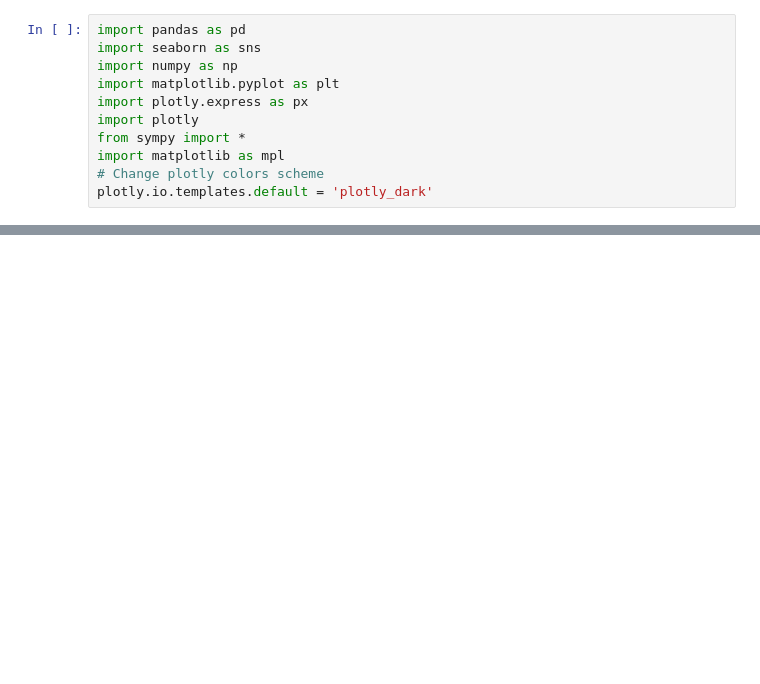
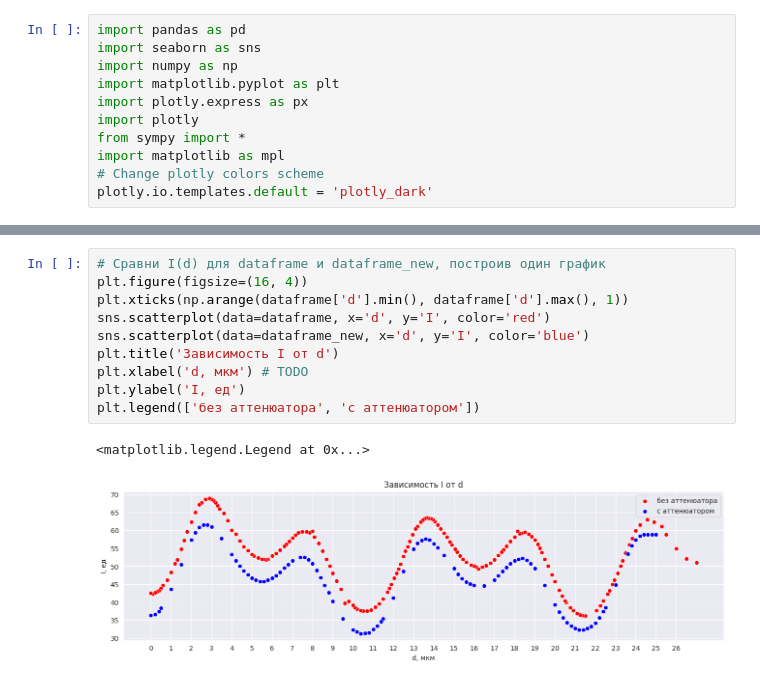
Before and after one commit to freQuensy23-coder/mipt_materials, a Jupyter notebook: 4sem/quasioptics_labs/lab2report.ipynb, the cells around one changed output, grey strips where cells are left out. Saved outputs shown, nothing was run; the diff lists cells and outputs as text; blank space fills up the shorter version.

```diff
--- a/4sem/quasioptics_labs/lab2report.ipynb
+++ b/4sem/quasioptics_labs/lab2report.ipynb
@@ -182,0 +397,13 @@ solve(contrast -((1 + R)/(1-R)), n) # Расчет n через контраст
+# %%
+# Сравни I(d) для dataframe и dataframe_new, построив один график
+plt.figure(figsize=(16, 4))
+plt.xticks(np.arange(dataframe['d'].min(), dataframe['d'].max(), 1))
+sns.scatterplot(data=dataframe, x='d', y='I', color='red')
+sns.scatterplot(data=dataframe_new, x='d', y='I', color='blue')
+plt.title('Зависимость I от d')
+plt.xlabel('d, мкм') # TODO
+plt.ylabel('I, ед')
+plt.legend(['без аттенюатора', 'с аттенюатором'])
+# %% [output]
+<matplotlib.legend.Legend at 0x...>
+[figure, added]
```
Also changed, not shown: parts of 13 cells of this notebook, 2 other files.
